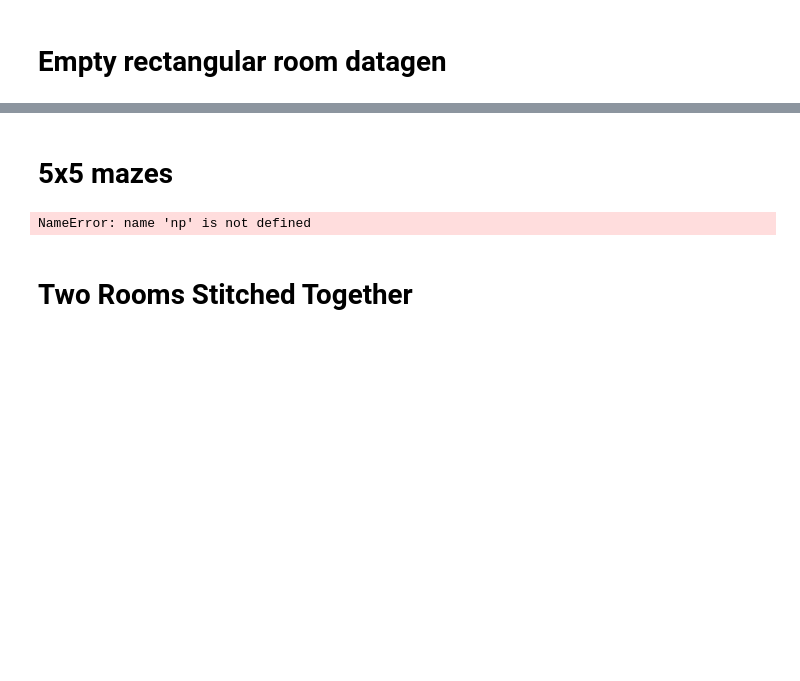
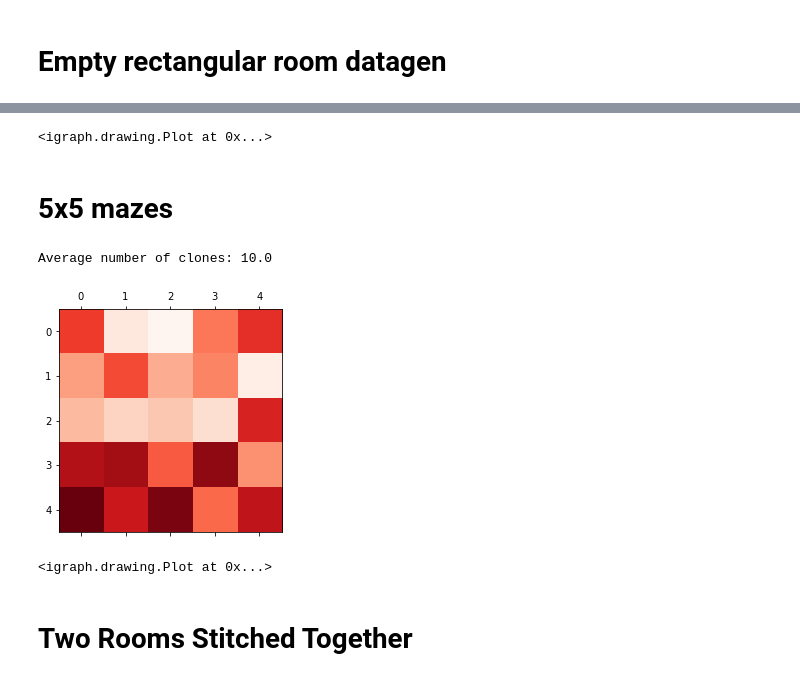
Before and after one commit to vicariousinc/naturecomm_cscg, a Jupyter notebook: intro.ipynb, the cells around one changed output, grey strips where cells are left out. Drawn from its saved outputs; the diff is of its cells as text; code cells hidden in the pictures; blank space fills up the shorter version.

```diff
--- a/intro.ipynb
+++ b/intro.ipynb
@@ -161,0 +154,5 @@ Average number of clones: 40.0
+# %%
+# refine learning
+chmm.pseudocount = 0.0
+chmm.learn_viterbi_T(x, a, n_iter=100)
+bps = chmm.bps(x, a)
@@ -162,3 +166,8 @@ Average number of clones: 40.0
+# %%
+graph = plot_graph(chmm, x, a, output_file="figures/empty_rectangular_room_graph.pdf", cmap=cmap)
+graph
+# %% [output]
+<igraph.drawing.Plot at 0x...>
 # %% [markdown]
 # 5x5 mazes
 # %%
@@ -186,10 +195,10 @@ def fivebyfive_room_datagen(length=10000):
     return room, actions, x, rc
 
 room, a, x, rc = fivebyfive_room_datagen()
-plt.matshow(room)
 
-n_clones = np.ones(25, dtype=np.int64) * 2
-chmm = CHMM(n_clones=n_clones, pseudocount=1e-10, x=x, a=a) # Initialize the model
-progression = chmm.learn_em_T(x, a, n_iter=100, term_early=False) # Training
+
+n_clones = np.ones(25, dtype=np.int64) * 10
+chmm = CHMM(n_clones=n_clones, pseudocount=1e-2, x=x, a=a) # Initialize the model
+progression = chmm.learn_em_T(x, a, n_iter=1000) # Training
 # %% [output]
-NameError: name 'np' is not defined
+Average number of clones: 10.0
@@ -196,3 +210,14 @@ NameError: name 'np' is not defined
+# %%
+plt.matshow(room, cmap='Reds')
+plt.savefig('figures/square_room_layout.pdf')
+plt.show()
+# %% [output]
+[figure, added]
+# %%
+graph = plot_graph(chmm, x, a, output_file='figures/square_room_graph.pdf', cmap=cm.Reds)
+graph
+# %% [output]
+<igraph.drawing.Plot at 0x...>
 # %% [markdown]
 # Two Rooms Stitched Together
 # %%
```
Also changed, not shown: parts of 20 cells of this notebook.
